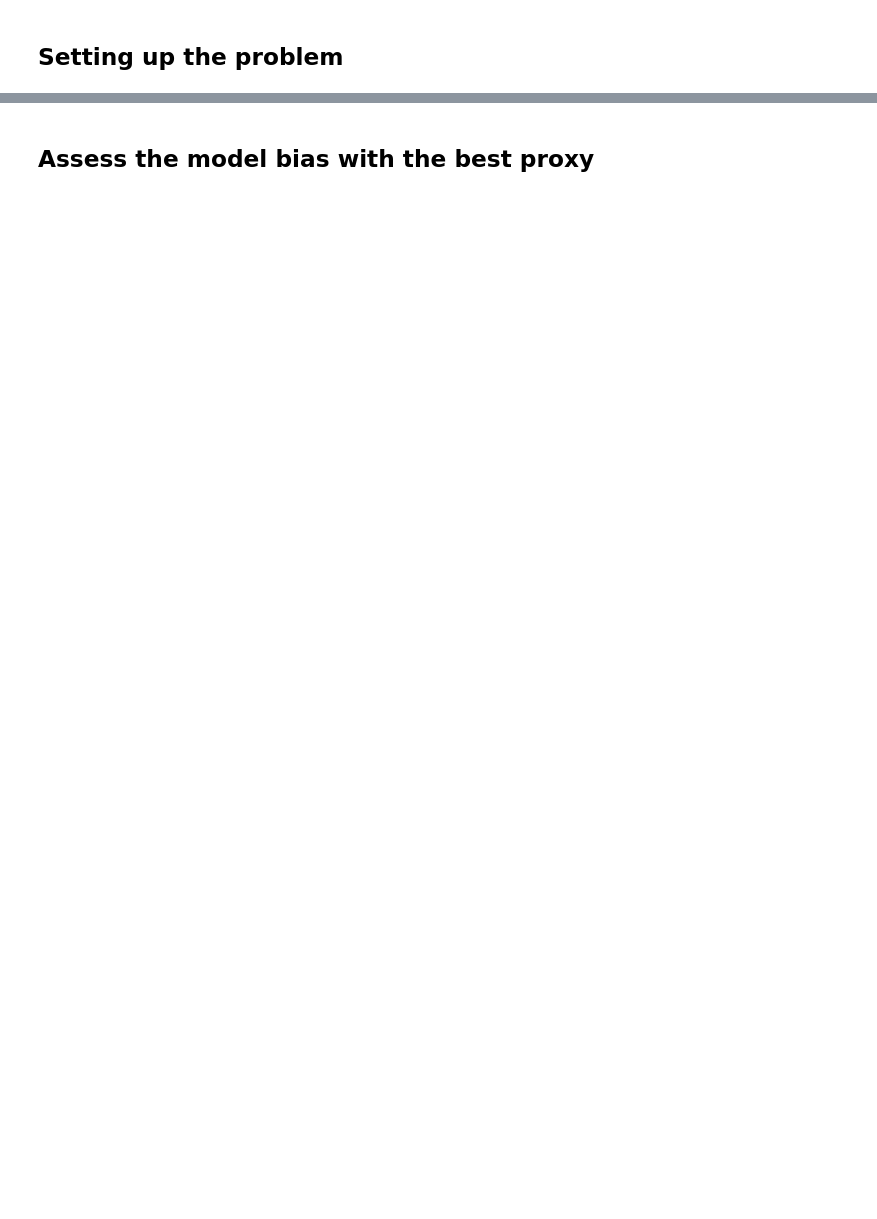
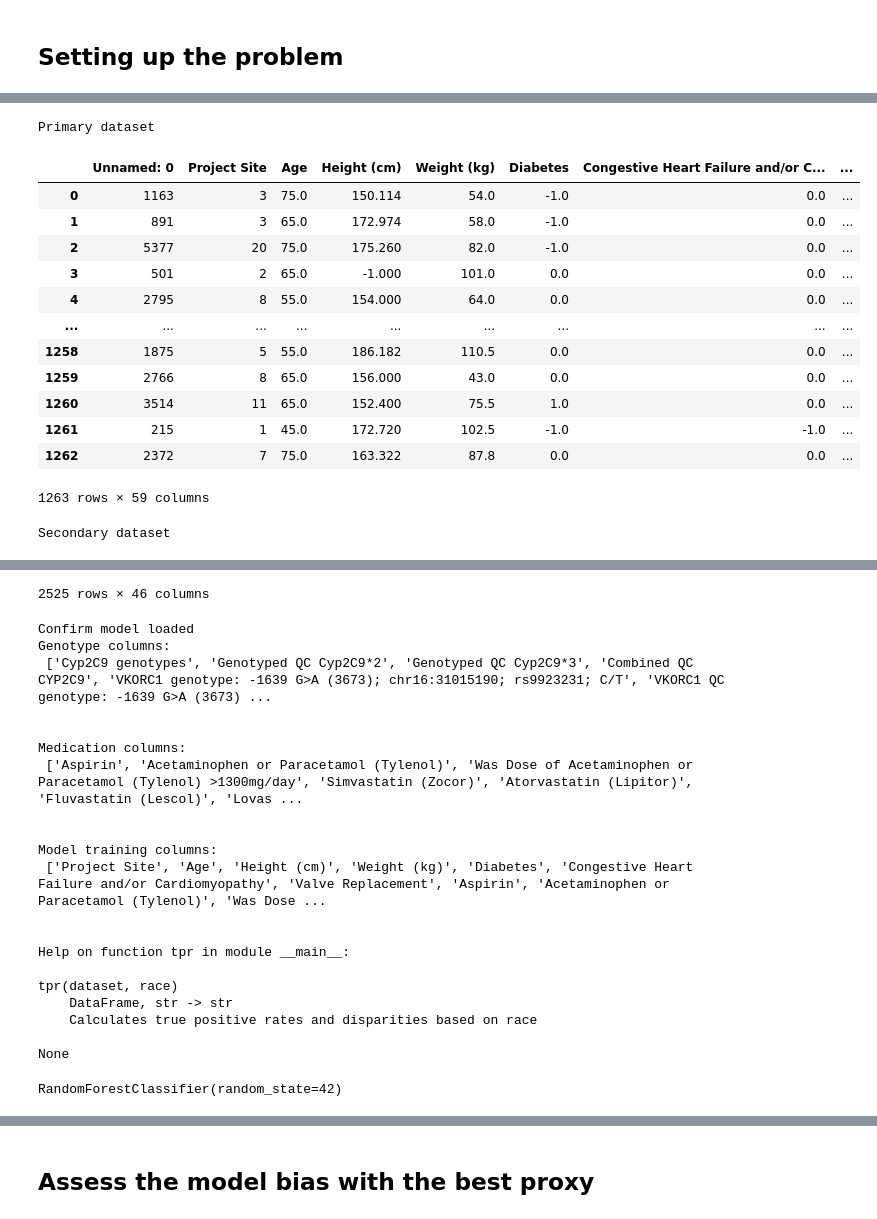
Before and after one commit to relaxedplan/detecting-mitigating-algorithmic-bias-book, a Jupyter notebook: Milestone 4.ipynb, the cells around one changed output, grey strips where cells are left out. Drawn from its saved outputs; the diff is of its cells as text; code cells hidden in the pictures; blank space fills up the shorter version.

```diff
--- a/Milestone 4.ipynb
+++ b/Milestone 4.ipynb
@@ -96,6 +75,0 @@ medication = ['Aspirin', 'Acetaminophen or Paracetamol (Tylenol)',
-# %%
-primary = pd.read_csv('data/primary.csv')
-display(primary)
-secondary = pd.read_csv('data/secondary.csv')
-display(secondary)
-model = pickle.load(open('data/milestone_4_model.pkl','rb'))
@@ -128,0 +78,27 @@ model = pickle.load(open('data/milestone_4_model.pkl','rb'))
+# %%
+print('Primary dataset')
+display(primary)
+print('Secondary dataset')
+display(secondary)
+print('Confirm model loaded')
+print('Genotype columns:\n', genotype_columns,'\n\n')
+print('Medication columns:\n', medication_columns,'\n\n')
+print('Model training columns:\n', training_columns,'\n\n')
+print(help(tpr))
+model
+# %% [output]
+Primary dataset
+|  | Unnamed: 0 | Project Site | Age | Height (cm) | Weight (kg) | Diabetes | Congestive Heart Failure and/or C... | ... |
+| 0 | 1163 | 3 | 75.0 | 150.114 | 54.0 | -1.0 | 0.0 | ... |
+| 1 | 891 | 3 | 65.0 | 172.974 | 58.0 | -1.0 | 0.0 | ... |
+| 2 | 5377 | 20 | 75.0 | 175.260 | 82.0 | -1.0 | 0.0 | ... |
+| 3 | 501 | 2 | 65.0 | -1.000 | 101.0 | 0.0 | 0.0 | ... |
+| 4 | 2795 | 8 | 55.0 | 154.000 | 64.0 | 0.0 | 0.0 | ... |
+| ... | ... | ... | ... | ... | ... | ... | ... | ... |
+| 1258 | 1875 | 5 | 55.0 | 186.182 | 110.5 | 0.0 | 0.0 | ... |
+| 1259 | 2766 | 8 | 65.0 | 156.000 | 43.0 | 0.0 | 0.0 | ... |
+| 1260 | 3514 | 11 | 65.0 | 152.400 | 75.5 | 1.0 | 0.0 | ... |
+| 1261 | 215 | 1 | 45.0 | 172.720 | 102.5 | -1.0 | -1.0 | ... |
+| 1262 | 2372 | 7 | 75.0 | 163.322 | 87.8 | 0.0 | 0.0 | ... |
+1263 rows × 59 columns
+Secondary dataset
@@ -129,2 +117,24 @@ model = pickle.load(open('data/milestone_4_model.pkl','rb'))
+2525 rows × 46 columns
+Confirm model loaded
+Genotype columns:
+ ['Cyp2C9 genotypes', 'Genotyped QC Cyp2C9*2', 'Genotyped QC Cyp2C9*3', 'Combined QC CYP2C9', 'VKORC1 genotype: -1639 G>A (3673); chr16:31015190; rs9923231; C/T', 'VKORC1 QC genotype: -1639 G>A (3673) ...
+
+
+Medication columns:
+ ['Aspirin', 'Acetaminophen or Paracetamol (Tylenol)', 'Was Dose of Acetaminophen or Paracetamol (Tylenol) >1300mg/day', 'Simvastatin (Zocor)', 'Atorvastatin (Lipitor)', 'Fluvastatin (Lescol)', 'Lovas ...
+
+
+Model training columns:
+ ['Project Site', 'Age', 'Height (cm)', 'Weight (kg)', 'Diabetes', 'Congestive Heart Failure and/or Cardiomyopathy', 'Valve Replacement', 'Aspirin', 'Acetaminophen or Paracetamol (Tylenol)', 'Was Dose ...
+
+
+Help on function tpr in module __main__:
+
+tpr(dataset, race)
+    DataFrame, str -> str
+    Calculates true positive rates and disparities based on race
+
+None
+RandomForestClassifier(random_state=42)
 # %% [markdown]
 ## Given the supplied training columns, use the model to predict warfarin dosage for the primary set
```
Also changed, not shown: parts of 45 cells of this notebook, 14 other files.
